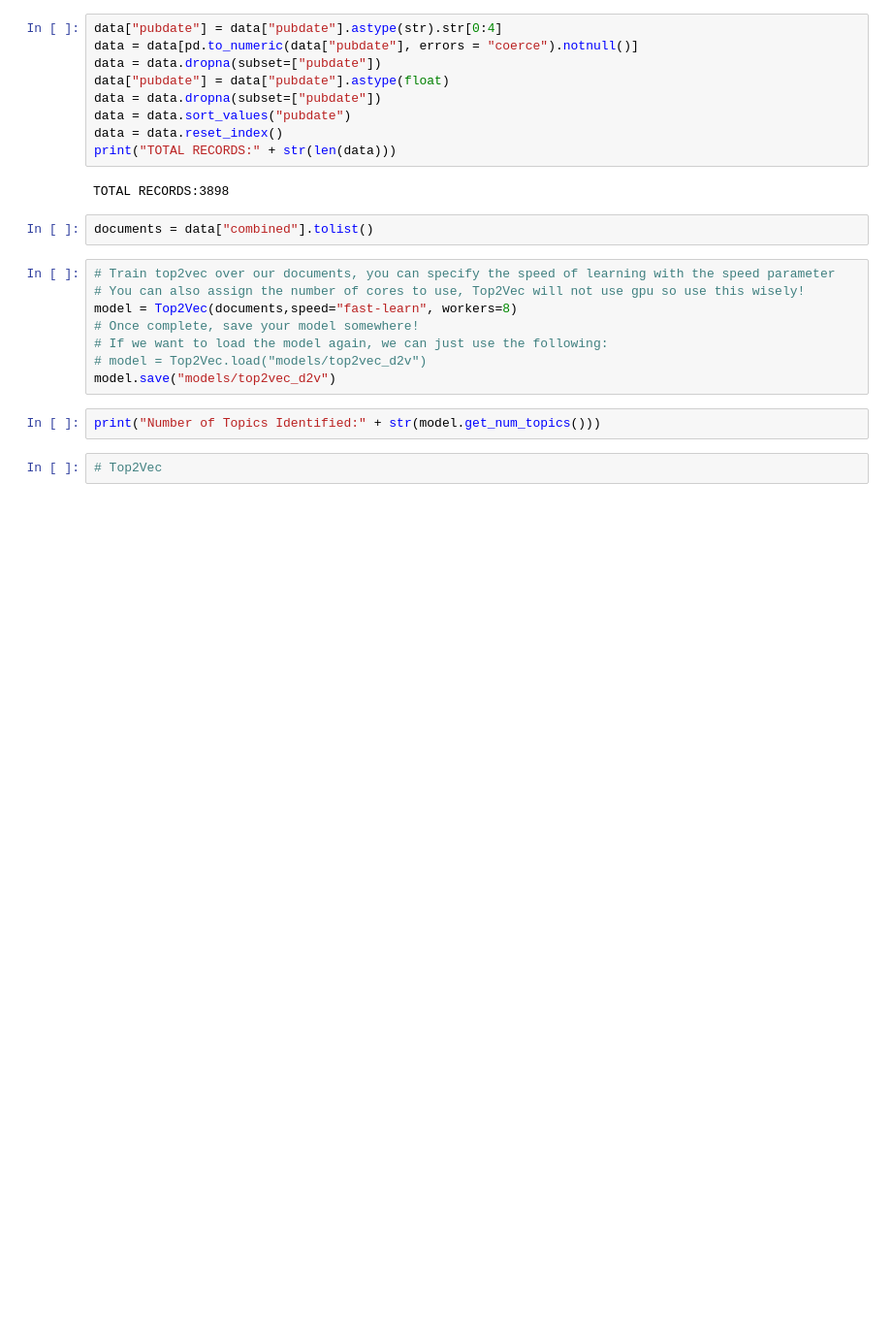
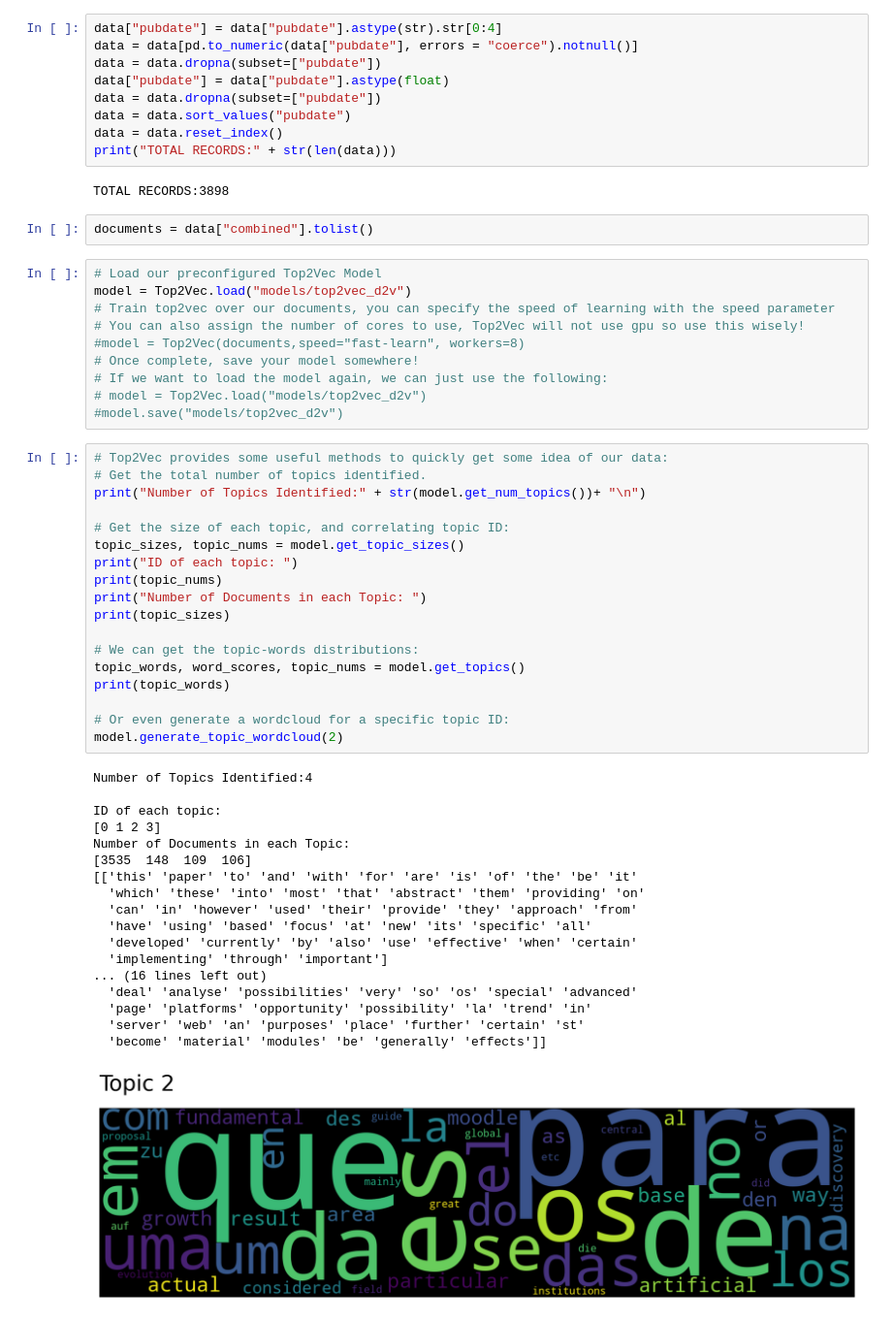
Before and after one commit to ryanon4/epistemological-topic-modelling, a Jupyter notebook: learning-analytics-workshop-main.ipynb, the cells around one changed output. Shown: that part at 97% size. Cells and saved outputs as stored; diff of their text form; blank space fills up the shorter version.

```diff
--- a/learning-analytics-workshop-main.ipynb
+++ b/learning-analytics-workshop-main.ipynb
@@ -21,14 +25,49 @@ TOTAL RECORDS:3898
 # %%
 documents = data["combined"].tolist()
 # %%
+# Load our preconfigured Top2Vec Model
+model = Top2Vec.load("models/top2vec_d2v")
 # Train top2vec over our documents, you can specify the speed of learning with the speed parameter
 # You can also assign the number of cores to use, Top2Vec will not use gpu so use this wisely!
-model = Top2Vec(documents,speed="fast-learn", workers=8)
+#model = Top2Vec(documents,speed="fast-learn", workers=8)
 # Once complete, save your model somewhere!
 # If we want to load the model again, we can just use the following:
 # model = Top2Vec.load("models/top2vec_d2v")
-model.save("models/top2vec_d2v")
+#model.save("models/top2vec_d2v")
-# %%
-print("Number of Topics Identified:" + str(model.get_num_topics()))
 # %%
-# Top2Vec
+# Top2Vec provides some useful methods to quickly get some idea of our data:
+# Get the total number of topics identified.
+print("Number of Topics Identified:" + str(model.get_num_topics())+ "\n")
+
+# Get the size of each topic, and correlating topic ID:
+topic_sizes, topic_nums = model.get_topic_sizes()
+print("ID of each topic: ")
+print(topic_nums)
+print("Number of Documents in each Topic: ")
+print(topic_sizes)
+
+# We can get the topic-words distributions:
+topic_words, word_scores, topic_nums = model.get_topics()
+print(topic_words)
+
+# Or even generate a wordcloud for a specific topic ID:
+model.generate_topic_wordcloud(2)
+# %% [output]
+Number of Topics Identified:4
+
+ID of each topic:
+[0 1 2 3]
+Number of Documents in each Topic:
+[3535  148  109  106]
+[['this' 'paper' 'to' 'and' 'with' 'for' 'are' 'is' 'of' 'the' 'be' 'it'
+  'which' 'these' 'into' 'most' 'that' 'abstract' 'them' 'providing' 'on'
+  'can' 'in' 'however' 'used' 'their' 'provide' 'they' 'approach' 'from'
+  'have' 'using' 'based' 'focus' 'at' 'new' 'its' 'specific' 'all'
+  'developed' 'currently' 'by' 'also' 'use' 'effective' 'when' 'certain'
+  'implementing' 'through' 'important']
+... (16 lines left out)
+  'deal' 'analyse' 'possibilities' 'very' 'so' 'os' 'special' 'advanced'
+  'page' 'platforms' 'opportunity' 'possibility' 'la' 'trend' 'in'
+  'server' 'web' 'an' 'purposes' 'place' 'further' 'certain' 'st'
+  'become' 'material' 'modules' 'be' 'generally' 'effects']]
+[figure, added]
```
Also changed, not shown: parts of 6 cells of this notebook.
